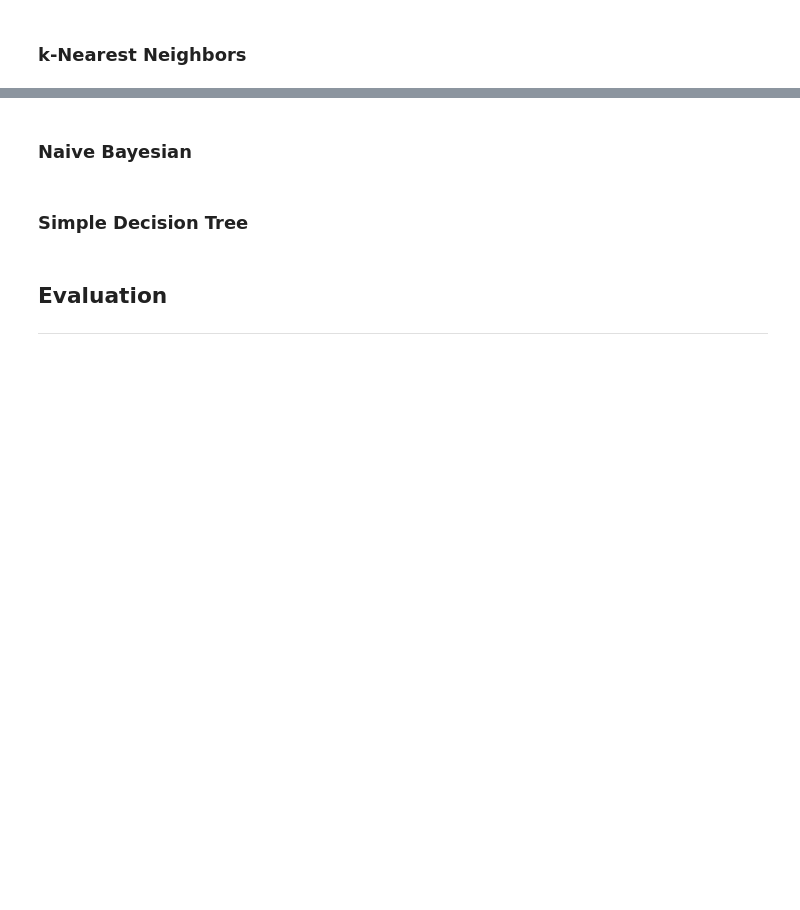
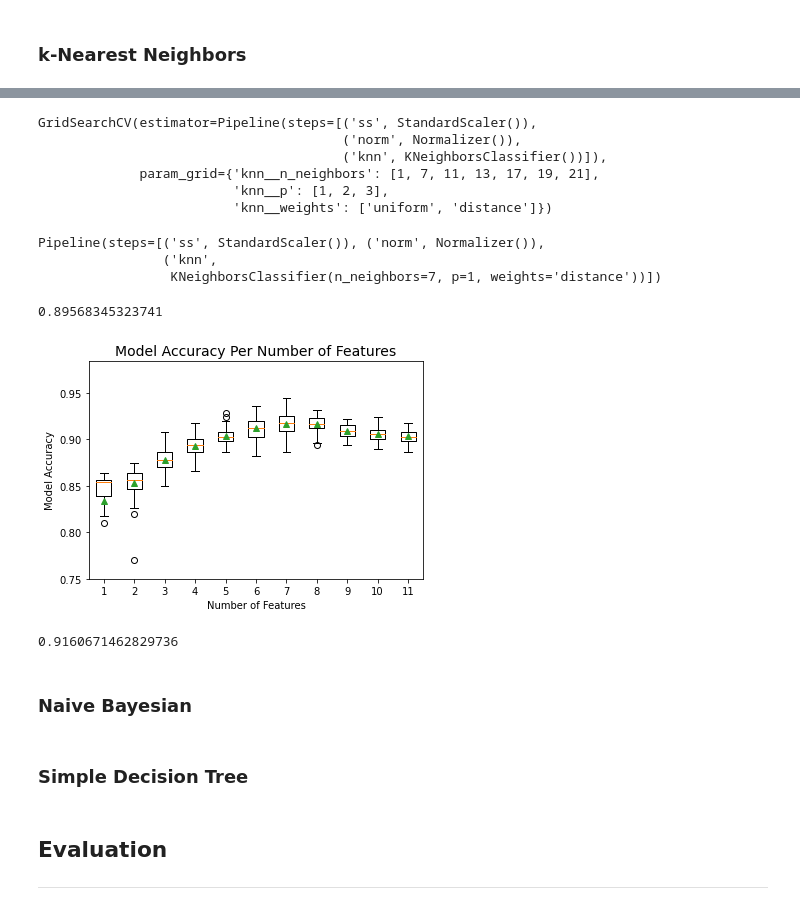
Before and after one commit to Sombrero7/project3, a Jupyter notebook: final_notebook.ipynb, the cells around one changed output, grey strips where cells are left out. Cells and saved outputs as stored; diff of their text form; code cells hidden in the pictures; blank space fills up the shorter version.

```diff
--- a/final_notebook.ipynb
+++ b/final_notebook.ipynb
@@ -261,3 +287,69 @@ knn.score(knn_X_test, np.ravel(y_test_df))
+# %%
+knn_pipe = Pipeline([('ss', StandardScaler()),
+                     ('norm', Normalizer()),
+                     ('knn', KNeighborsClassifier())])
+
+knn_grid = {'knn__n_neighbors':[1,7,11,13,17,19,21],
+        'knn__p':[1,2,3],
+        'knn__weights': ['uniform','distance']}
+# %%
+gs_knn = GridSearchCV(estimator=knn_pipe, param_grid = knn_grid)
+# %%
+gs_knn.fit(X_train_df, np.ravel(y_train_df))
+# %% [output]
+GridSearchCV(estimator=Pipeline(steps=[('ss', StandardScaler()),
+                                       ('norm', Normalizer()),
+                                       ('knn', KNeighborsClassifier())]),
+             param_grid={'knn__n_neighbors': [1, 7, 11, 13, 17, 19, 21],
+                         'knn__p': [1, 2, 3],
+                         'knn__weights': ['uniform', 'distance']})
+# %%
+gs_knn.best_estimator_
+# %% [output]
+Pipeline(steps=[('ss', StandardScaler()), ('norm', Normalizer()),
+                ('knn',
+                 KNeighborsClassifier(n_neighbors=7, p=1, weights='distance'))])
+# %%
+gs_knn.score(X_test_df, np.ravel(y_test_df))
+# %% [output]
+0.89568345323741
+# %%
+models = []
+validation_scores = []
+num_features = []
+test_scores = []
+
+for i in range(1, len(ordered_corrs)):
+
+    features = ordered_corrs[:i]
+
+    X_train_knn = X_train_df[features]
+    X_test_knn = X_test_df[features]
+
+    gs_knn = GridSearchCV(estimator=knn_pipe, param_grid = knn_grid)
+    gs_knn.fit(X_train_knn, np.ravel(y_train_df))
+
+    cv = RepeatedStratifiedKFold(n_splits=5, n_repeats=10, random_state=42)
+    cv_score = cross_val_score(gs_knn, X_train_knn, y_train, scoring='accuracy', cv=cv, n_jobs=-1)
+    test_score = gs_knn.score(X_test_knn, np.ravel(y_test))
+
+    num_features.append(str(i))
+    validation_scores.append(cv_score)
+    models.append(gs_knn.best_estimator_)
+    test_scores.append(test_score)
+# %%
+plt.boxplot(scores, labels=num_features, showmeans=True)
+plt.xlabel('Number of Features')
+plt.ylabel('Model Accuracy')
+plt.title('Model Accuracy Per Number of Features', fontsize=14)
+plt.ylim(bottom=.75)
+plt.show()
+# %% [output]
+[figure, added]
+# %%
+models[7].score(X_test[ordered_corrs[:8]], y_test)
+# %% [output]
+0.9160671462829736
 # %% [markdown]
 ### Naive Bayesian
 # %% [markdown]
```
Also changed, not shown: parts of 13 cells of this notebook.
